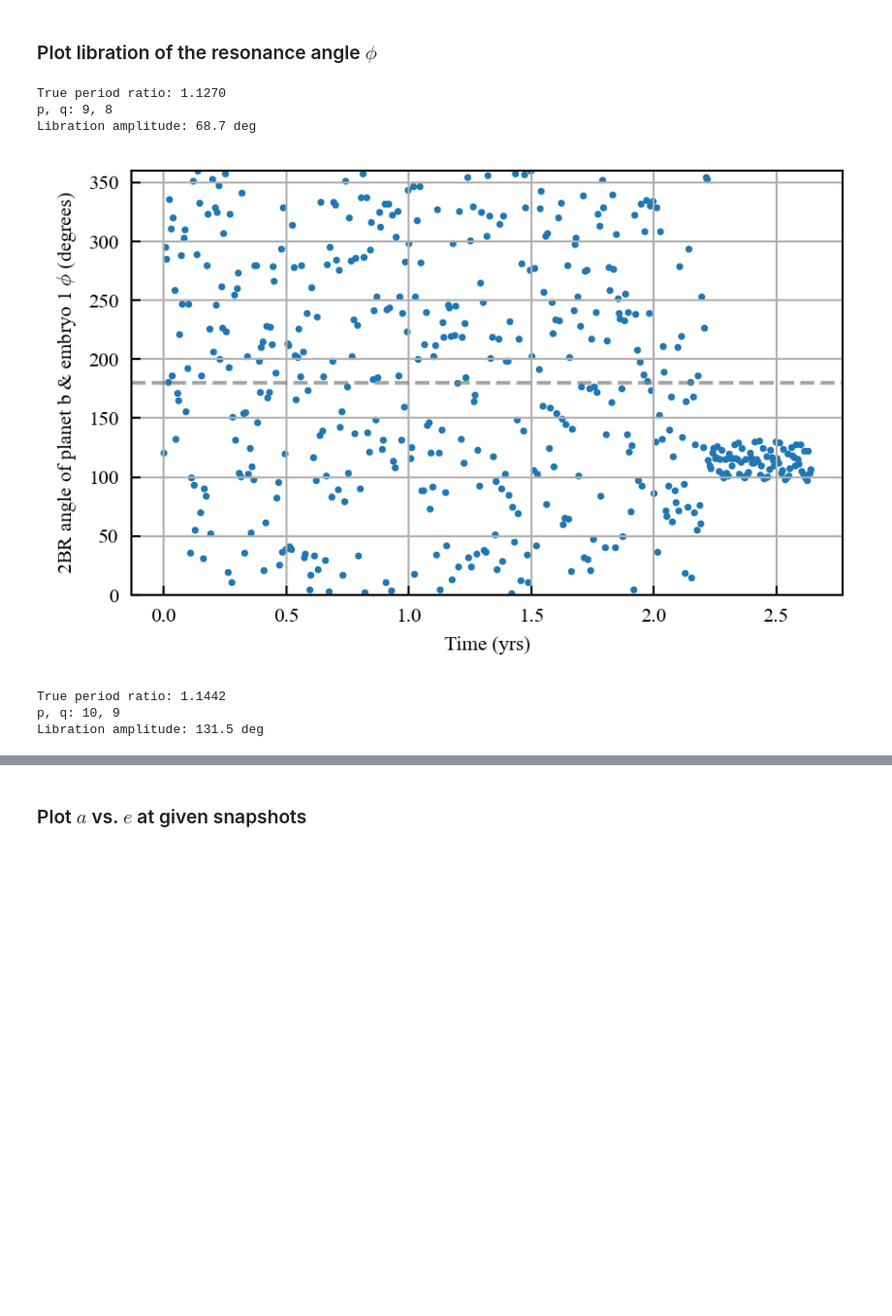
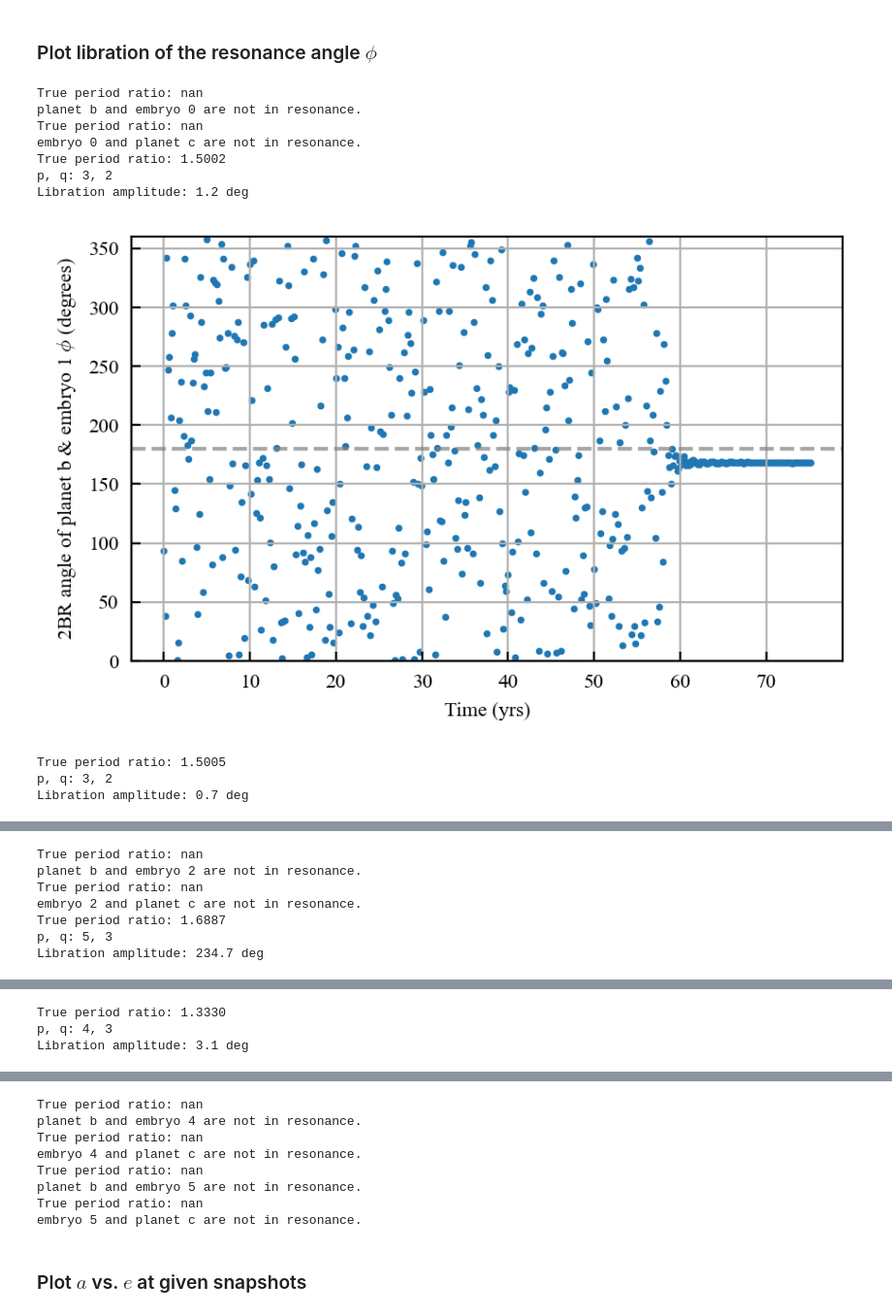
Before and after one commit to dchen10Git/uh-ifa-reu-2026, a Jupyter notebook: analyze_one_sim.ipynb, the cells around one changed output, grey strips where cells are left out. Shown at 97% size. Saved outputs shown, nothing was run; the diff lists cells and outputs as text; code cells hidden in the pictures; blank space fills up the shorter version.

```diff
--- a/analyze_one_sim.ipynb
+++ b/analyze_one_sim.ipynb
@@ -38,8 +38,8 @@ r_sun = u.Rsun.to(u.AU)
 # %% [markdown]
 ### Investigate a specific simulation run & plot its orbital evolution
 # %%
-# %matplotlib widget
-%matplotlib inline
+
+%matplotlib widget
 
 def plot_system(saved_sim, elements, num_pl, num_em, num_ptsml, t_units='kyr'):
     '''
@@ -116,7 +116,7 @@ def plot_system(saved_sim, elements, num_pl, num_em, num_ptsml, t_units='kyr'):
 
             ax.set_ylabel("Semi-major Axis (AU)")
             ax.set_ylim(-0.1,1.15)
-            # ax.set_ylim(0.103,0.105) # inspect IDE
+            # ax.set_ylim(0.103,0.15) # inspect IDE
 
         elif elements[i] == "e":
             for i in range(num_pl):
@@ -354,17 +354,17 @@ def plot_system(saved_sim, elements, num_pl, num_em, num_ptsml, t_units='kyr'):
     fig.subplots_adjust(hspace=0)
 
     if 'm_em' in metadata:
-        plt.suptitle(f"$\Sigma_0$: {metadata['Sigma_1au']:.0f} g/cm$^2$, $h_0$: {metadata['h_1au']:.3f}, $m_{{\\rm em}}$: {metadata['m_em']:.3g} $m_\\oplus$")
+        plt.suptitle(f"$\Sigma_0$: {metadata['Sigma_1au']:.0f} g/cm$^2$, $h_0$: {metadata['h_1au']:.3f}, $m_{{\\rm em}}$: {metadata['m_em']:.3g} $M_\\oplus$")
     else:
         plt.suptitle(f"$\Sigma_0$: {metadata['Sigma_1au']:.0f} g/cm$^2$, $h_0$: {metadata['h_1au']:.3f}")
     plt.tight_layout(); plt.show()
     # plt.savefig("Figures/orbital_evo.svg", bbox_inches="tight")
 
-dataset_id = 2
-sim_id = 26
+dataset_id = 3
+sim_id = 0
 
 elements = ['a', 'e', 'P_ratio_em_b', 'P_ratio_em_c']
-
+%matplotlib inline
 for sim_id in range(sim_id, sim_id+1, 1):
 # for sim_id in inside_d:
     base_dir = Path.cwd()
@@ -395,14 +395,18 @@ num_pl: 2, num_em: 10, num_ptsml: 0
 # %%
 # mmr_id.plot_libration(m_star, rocks['planet b'], rocks['planet c'], N=100, forced_pq=None)
 # mmr_id.plot_libration(m_star, rocks['planet b'], rocks['embryo 0'], N=25, forced_pq=None)
-for i in range(1,2):
-    mmr_id.plot_libration(m_star, rocks['planet b'], rocks[f'embryo {i}'], N=100, pomega='mixed')
-    mmr_id.plot_libration(m_star, rocks[f'embryo {i}'], rocks['planet c'], N=100, pomega='mixed', forced_pq=(10,9))
+for i in range(0,6):
+    mmr_id.plot_libration(m_star, rocks['planet b'], rocks[f'embryo {i}'], N=100, pomega='mixed', forced_pq=None)
+    mmr_id.plot_libration(m_star, rocks[f'embryo {i}'], rocks['planet c'], N=100, pomega='mixed', forced_pq=None)
 # %% [output]
-True period ratio: 1.1270
-p, q: 9, 8
-Libration amplitude: 68.7 deg
+True period ratio: nan
+planet b and embryo 0 are not in resonance.
+True period ratio: nan
+embryo 0 and planet c are not in resonance.
+True period ratio: 1.5002
+p, q: 3, 2
+Libration amplitude: 1.2 deg
-[figure, old version]
+[figure, new version]
-True period ratio: 1.1442
-p, q: 10, 9
-Libration amplitude: 131.5 deg
+True period ratio: 1.5005
+p, q: 3, 2
+Libration amplitude: 0.7 deg
@@ -409,0 +414,7 @@ Libration amplitude: 131.5 deg
+True period ratio: nan
+planet b and embryo 2 are not in resonance.
+True period ratio: nan
+embryo 2 and planet c are not in resonance.
+True period ratio: 1.6887
+p, q: 5, 3
+Libration amplitude: 234.7 deg
@@ -409,0 +422,3 @@ Libration amplitude: 131.5 deg
+True period ratio: 1.3330
+p, q: 4, 3
+Libration amplitude: 3.1 deg
@@ -410,3 +426,11 @@ Libration amplitude: 131.5 deg
+True period ratio: nan
+planet b and embryo 4 are not in resonance.
+True period ratio: nan
+embryo 4 and planet c are not in resonance.
+True period ratio: nan
+planet b and embryo 5 are not in resonance.
+True period ratio: nan
+embryo 5 and planet c are not in resonance.
 # %%
 # 3BR
 mmr_id.plot_libration(m_star, rocks['planet b'], rocks[f'embryo {i}'], rocks['planet c'], N=100, pomega='mixed')
```
Also changed, not shown: parts of 2 cells of this notebook, 7 other files.
